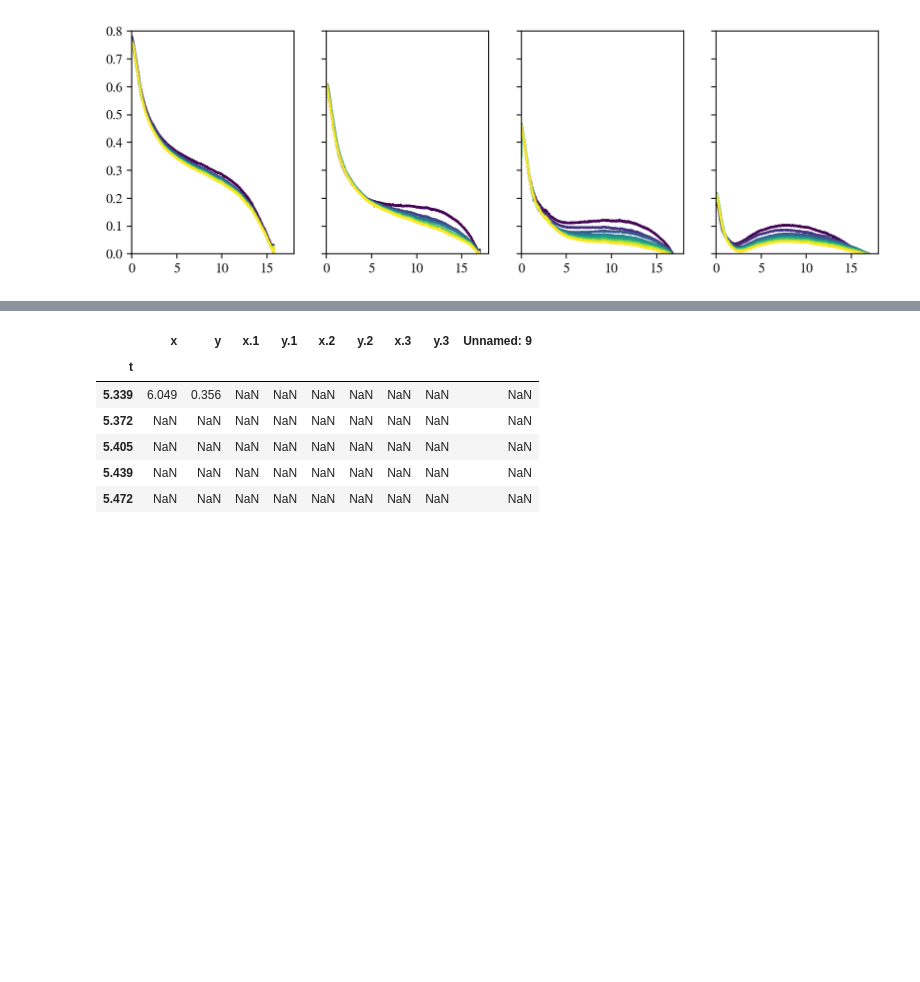
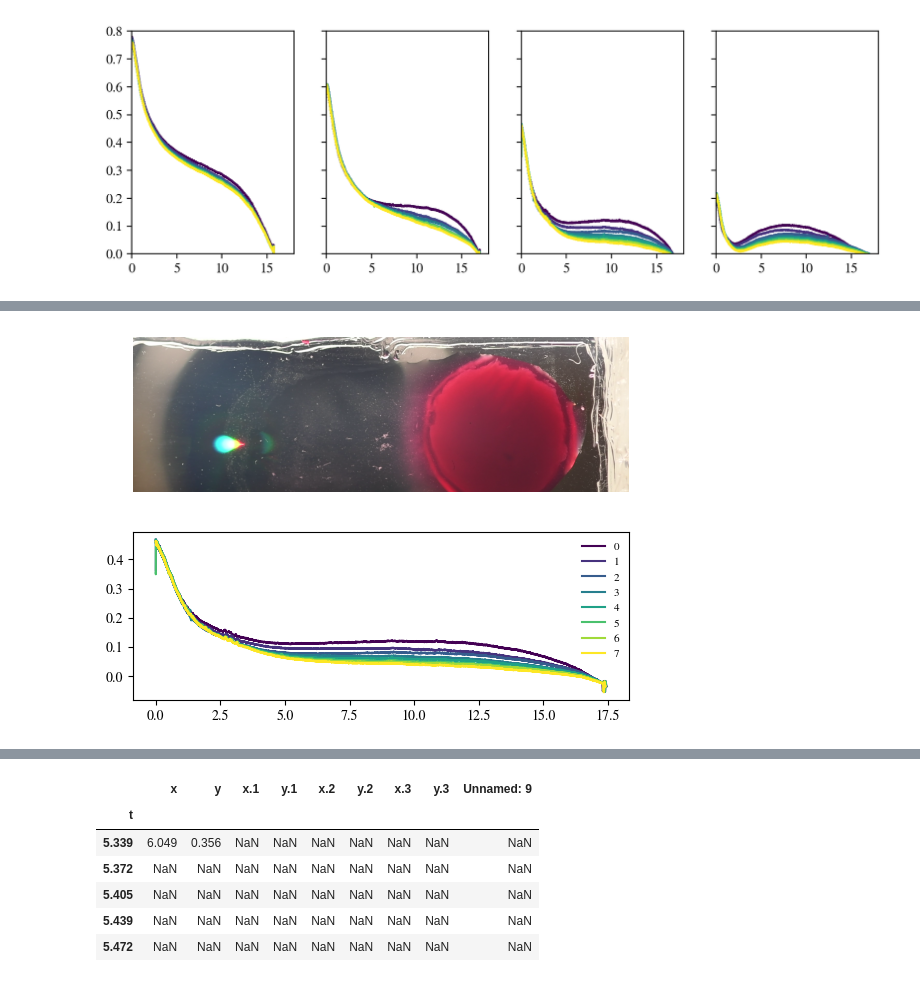
Before and after one commit to ZLoverty/WPM, a Jupyter notebook: Code/Surface_and_flow.ipynb, the cells around one changed output, grey strips where cells are left out. Cells and saved outputs as stored; diff of their text form; code cells hidden in the pictures; blank space fills up the shorter version.

```diff
--- a/Code/Surface_and_flow.ipynb
+++ b/Code/Surface_and_flow.ipynb
@@ -249,10 +119,0 @@ scans_list
-# %%
-folder = r"E:\WPM\04292024\surface_profile"
-plt.figure(dpi=100)
-for i in range(1, 6):
-    df = pd.read_csv(os.path.join(folder, "beet_scan_{:d}.csv".format(i))).set_index("x")
-    plt.plot(df.index, df.mean(axis=1))
-plt.xlabel("Distance from solid, $x$ (mm)")
-plt.ylabel("Surface height, $h$ (mm)")
-plt.xlim([0, 18])
-plt.ylim([0, 0.5])
@@ -278,0 +151,9 @@ for j in range(4):
+# %%
+####### set parameters here ########
+v_1 = 20.887
+v_2 = 159.425
+s_1 = 11797
+s_2 = 151029
+####################################
+v_0 = v_1 - s_1 * (v_2 - v_1) / (s_2 - s_1)
+print("Scan data recording starts at {:.3f} s in the video.".format(v_0))
@@ -279 +166,70 @@ for j in range(4):
+# %%
+####### set parameters here ###########
+data_folder = r"E:\WPM\04292024"
+file_name = "beet_scan4_3"
+interval = 10 # save image every certain frames
+fps_data = 1000 # the frequency of the Keyence confocal sensor readout, typically 1000
+#######################################
+
+cap = cv2.VideoCapture(os.path.join(data_folder, file_name + ".MOV"))
+data = pd.read_csv(os.path.join(data_folder, "surface_profile", file_name + ".csv"))
+keyframes = pd.read_csv(os.path.join(data_folder, "keyframes.csv"))
+keyframes = keyframes.loc[keyframes["name"]==file_name].reset_index()
+
+save_folder = os.path.join(data_folder, "scan_demo", file_name)
+if os.path.exists(save_folder) == False:
+    print("Save folder does not exist, creating ...")
+    os.makedirs(save_folder)
+
+cmap = plt.get_cmap("viridis", 8)
+datalen = len(data)
+i = 0
+j = 0
+fps = 30
+
+while True:
+    ret, frame = cap.read()
+    i += 1
+
+    # break the loop if no image can be read any more
+    if ret == False:
+        break
+
+    # generate image at interval
+    if i % interval != 0:
+        continue
+    # convert imagae to RGB to use matplotlib.imshow
+    frame = cv2.cvtColor(frame, cv2.COLOR_BGR2RGB)
+
+    fig, ax = plt.subplots(ncols=1, nrows=2, dpi=100)
+    ax[0].imshow(frame[200:800, :])
+    ax[0].axis("off")
+    step = (i / fps - v_0) * fps_data
+
+    # plot all the past full curves
+    for k in range(j):
+        ax[1].plot(data.x, data["scan-{:d}".format(k+1)], color=cmap(k), label=k)
+
+    # plot the partial curve
+    fraction = (step - keyframes.at[j, "start"]) / (keyframes.at[j, "end"] - keyframes.at[j, "start"])
+    if fraction > 0:
+        if keyframes.at[j, "direction"] == "f":
+            ax[1].plot(data.loc[int(datalen*(1-fraction)):, "x"], data.loc[int(datalen*(1-fraction)):, "scan-{:d}".format(j+1)], color=cmap(j), label=j)
+        else:
+            ax[1].plot(data.loc[:int(datalen*fraction), "x"], data.loc[:int(datalen*fraction), "scan-{:d}".format(j+1)], color=cmap(j), label=j)
+        plt.legend(fontsize=8, frameon=False)
+
+    # set axis limits and save plots
+    ax[1].set_xlim([0, 16])
+    ax[1].set_ylim([0, 0.5])
+    plt.savefig(os.path.join(save_folder, "{:04d}.jpg".format(i)))
+    plt.close()
+
+    # if the step in scan data is out of the thin film regime, switch to the next one
+    if step >= keyframes.at[j, "end"]:
+        j += 1
+    if j >= 8:
+        break
+# %% [output]
+[figure, added]
 # %% [markdown]
```
Also changed, not shown: parts of 46 cells of this notebook, 5 other files.
